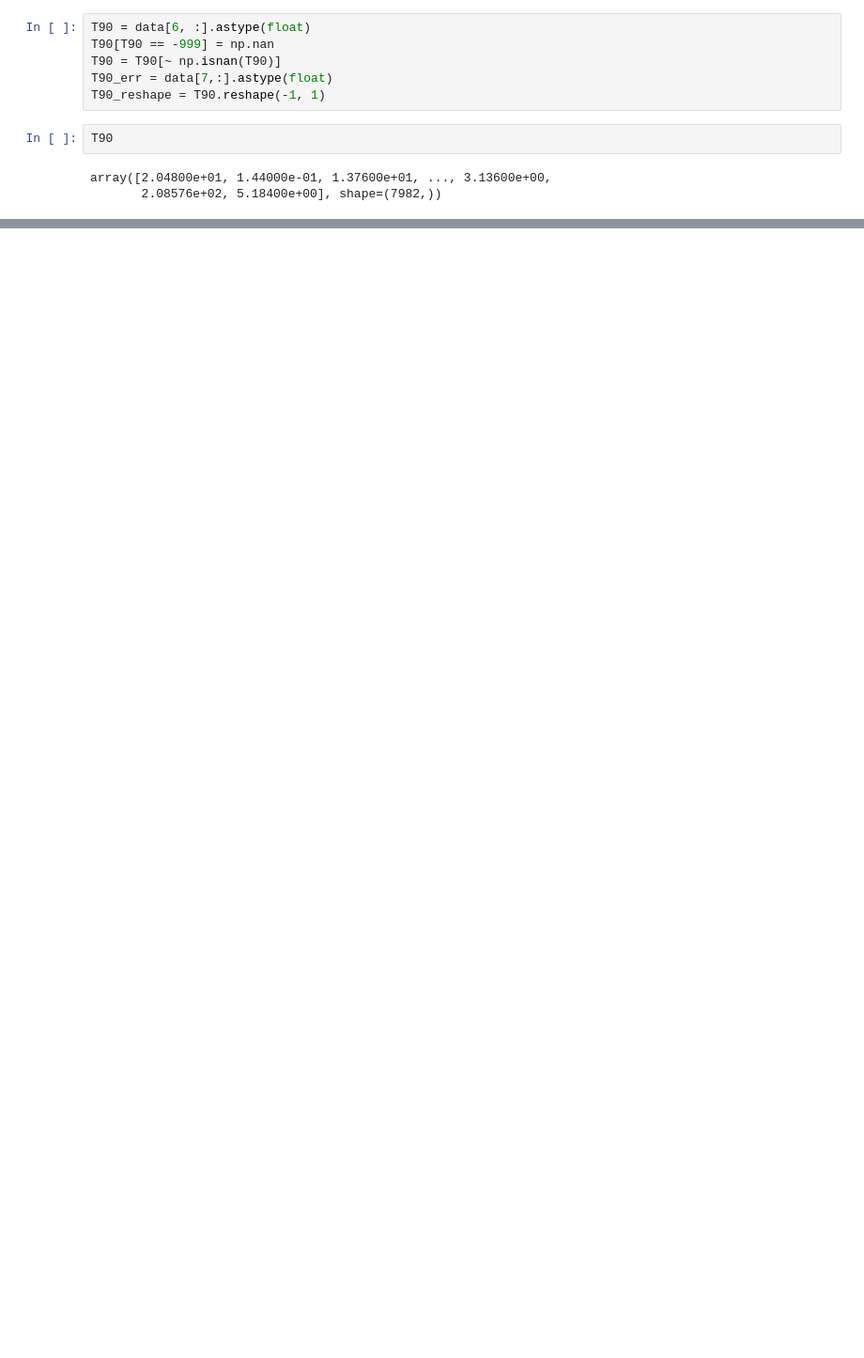
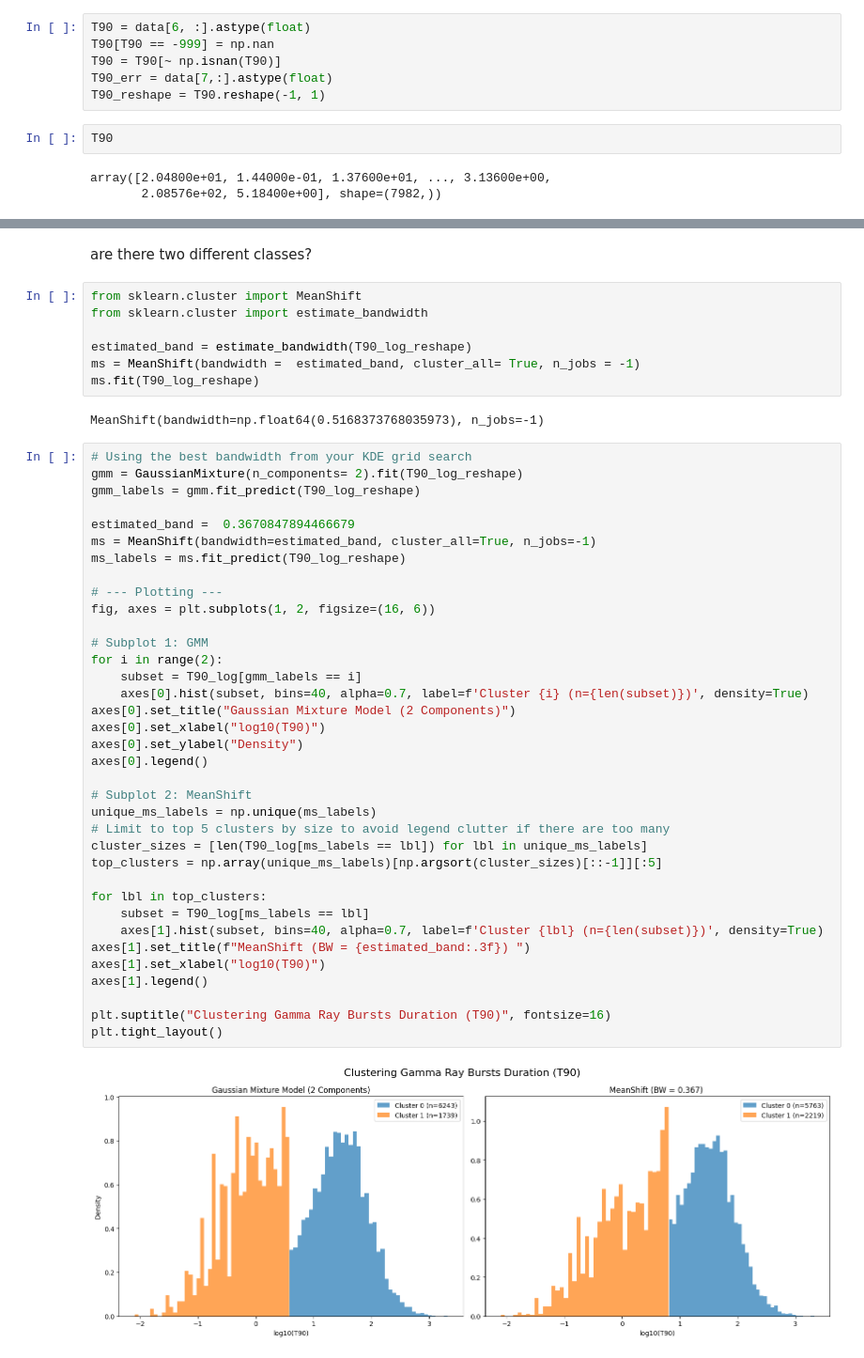
Before and after one commit to Matti-z/astrostatistics_bicocca_2026, a Jupyter notebook: working/fourteen.ipynb, the cells around one changed output, grey strips where cells are left out. Shown at 94% size. Drawn from its saved outputs; the diff is of its cells as text; blank space fills up the shorter version.

```diff
--- a/working/fourteen.ipynb
+++ b/working/fourteen.ipynb
@@ -140,0 +149,49 @@ plt.plot(x, pdf, label = f"kde bandwidth = 22")
+# %% [markdown]
+are there two different classes?
+# %%
+from sklearn.cluster import MeanShift
+from sklearn.cluster import estimate_bandwidth
+
+estimated_band = estimate_bandwidth(T90_log_reshape)
+ms = MeanShift(bandwidth =  estimated_band, cluster_all= True, n_jobs = -1)
+ms.fit(T90_log_reshape)
+# %% [output]
+MeanShift(bandwidth=np.float64(0.5168373768035973), n_jobs=-1)
+# %%
+# Using the best bandwidth from your KDE grid search
+gmm = GaussianMixture(n_components= 2).fit(T90_log_reshape)
+gmm_labels = gmm.fit_predict(T90_log_reshape)
+
+estimated_band =  0.3670847894466679
+ms = MeanShift(bandwidth=estimated_band, cluster_all=True, n_jobs=-1)
+ms_labels = ms.fit_predict(T90_log_reshape)
+
+# --- Plotting ---
+fig, axes = plt.subplots(1, 2, figsize=(16, 6))
+
+# Subplot 1: GMM
+for i in range(2):
+    subset = T90_log[gmm_labels == i]
+    axes[0].hist(subset, bins=40, alpha=0.7, label=f'Cluster {i} (n={len(subset)})', density=True)
+axes[0].set_title("Gaussian Mixture Model (2 Components)")
+axes[0].set_xlabel("log10(T90)")
+axes[0].set_ylabel("Density")
+axes[0].legend()
+
+# Subplot 2: MeanShift
+unique_ms_labels = np.unique(ms_labels)
+# Limit to top 5 clusters by size to avoid legend clutter if there are too many
+cluster_sizes = [len(T90_log[ms_labels == lbl]) for lbl in unique_ms_labels]
+top_clusters = np.array(unique_ms_labels)[np.argsort(cluster_sizes)[::-1]][:5]
+
+for lbl in top_clusters:
+    subset = T90_log[ms_labels == lbl]
+    axes[1].hist(subset, bins=40, alpha=0.7, label=f'Cluster {lbl} (n={len(subset)})', density=True)
+axes[1].set_title(f"MeanShift (BW = {estimated_band:.3f}) ")
+axes[1].set_xlabel("log10(T90)")
+axes[1].legend()
+
+plt.suptitle("Clustering Gamma Ray Bursts Duration (T90)", fontsize=16)
+plt.tight_layout()
+# %% [output]
+[figure, added]
```
Also changed, not shown: parts of 11 cells of this notebook.
